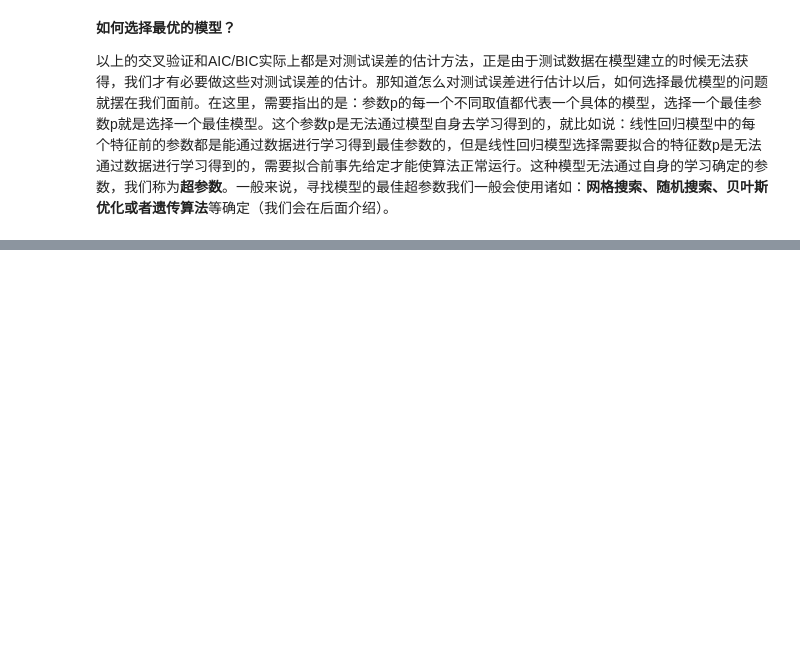
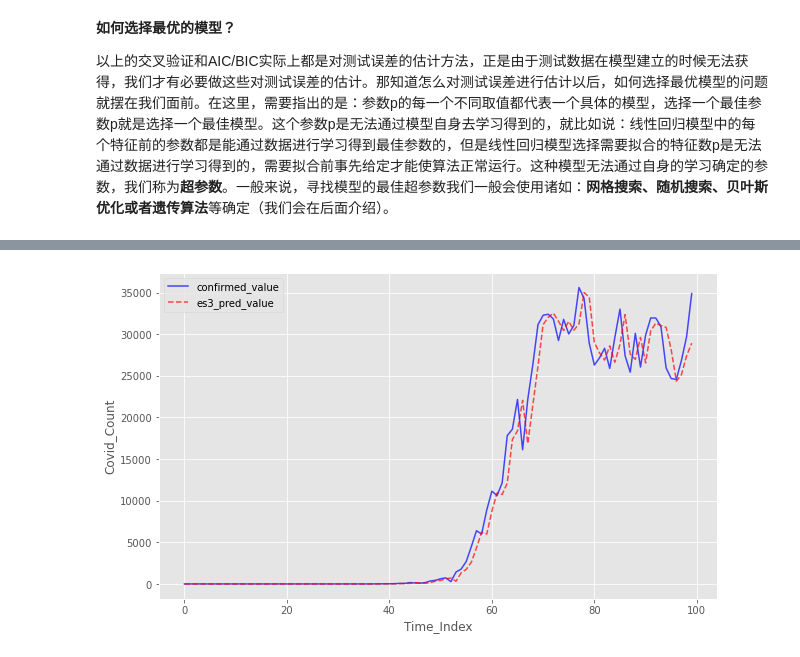
Before and after one commit to Leolee11111/TimeSeries, a Jupyter notebook: 第一节：时间序列分析概述.ipynb, the cells around one changed output, grey strips where cells are left out. Saved outputs shown, nothing was run; the diff lists cells and outputs as text; code cells hidden in the pictures; blank space fills up the shorter version.

```diff
--- a/第一节：时间序列分析概述.ipynb
+++ b/第一节：时间序列分析概述.ipynb
@@ -770,0 +868,18 @@ train: [0 1 2 3 4 5] test: [8 9]
+# %%
+# 读取世界新冠肺炎确诊人数数据表
+covid_data = pd.read_csv("./data/global_covid_count.csv",encoding='utf-8')
+covid_data['Date'] = pd.to_datetime(covid_data['Date'])  # 将时间项转化为date_time格式，方便对时间操作
+
+# 使用三次指数平滑
+from statsmodels.tsa.holtwinters import ExponentialSmoothing  # 引入三次指数平滑方法
+es_3 = ExponentialSmoothing(covid_data['Confirmed_num'],trend="add", seasonal="add",seasonal_periods=7).fit(smoothing_level=0.9)  #构造三次指数平滑模型
+covid_pred = es_3.fittedvalues[:100]  # 取前100个拟合值，如果需要向外延展预测则使用forecast（）函数
+plt.figure(figsize=(10,6))
+plt.plot(np.arange(100), covid_data['Confirmed_num'][:100],c='blue',alpha=0.7,label='confirmed_value')
+plt.plot(np.arange(100),covid_pred,c='red',alpha=0.7,label='es3_pred_value',ls='--')
+plt.legend()
+plt.xlabel("Time_Index")
+plt.ylabel("Covid_Count")
+plt.show()
+# %% [output]
+[figure, added]
```
Also changed, not shown: parts of 9 cells of this notebook.
